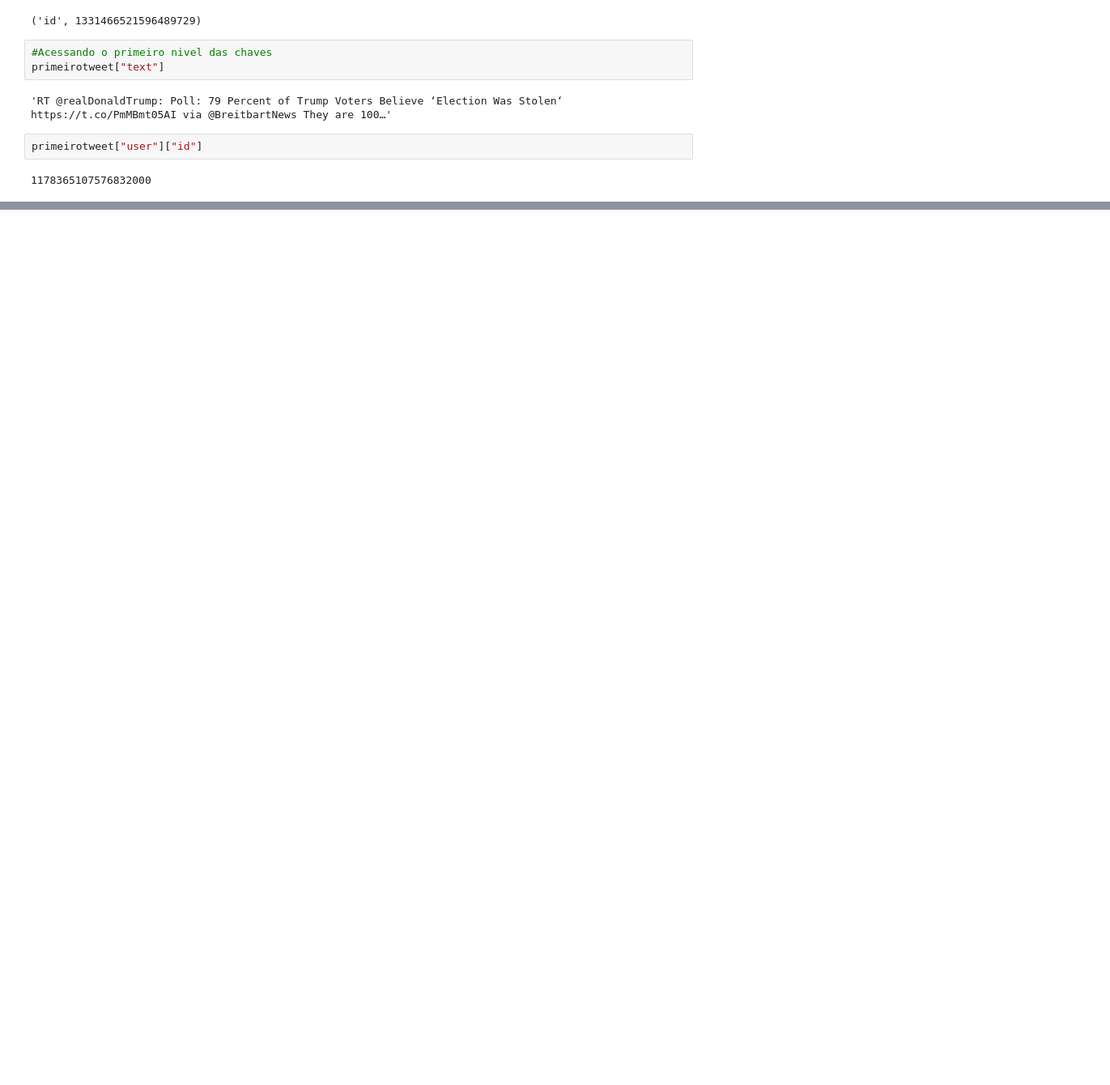
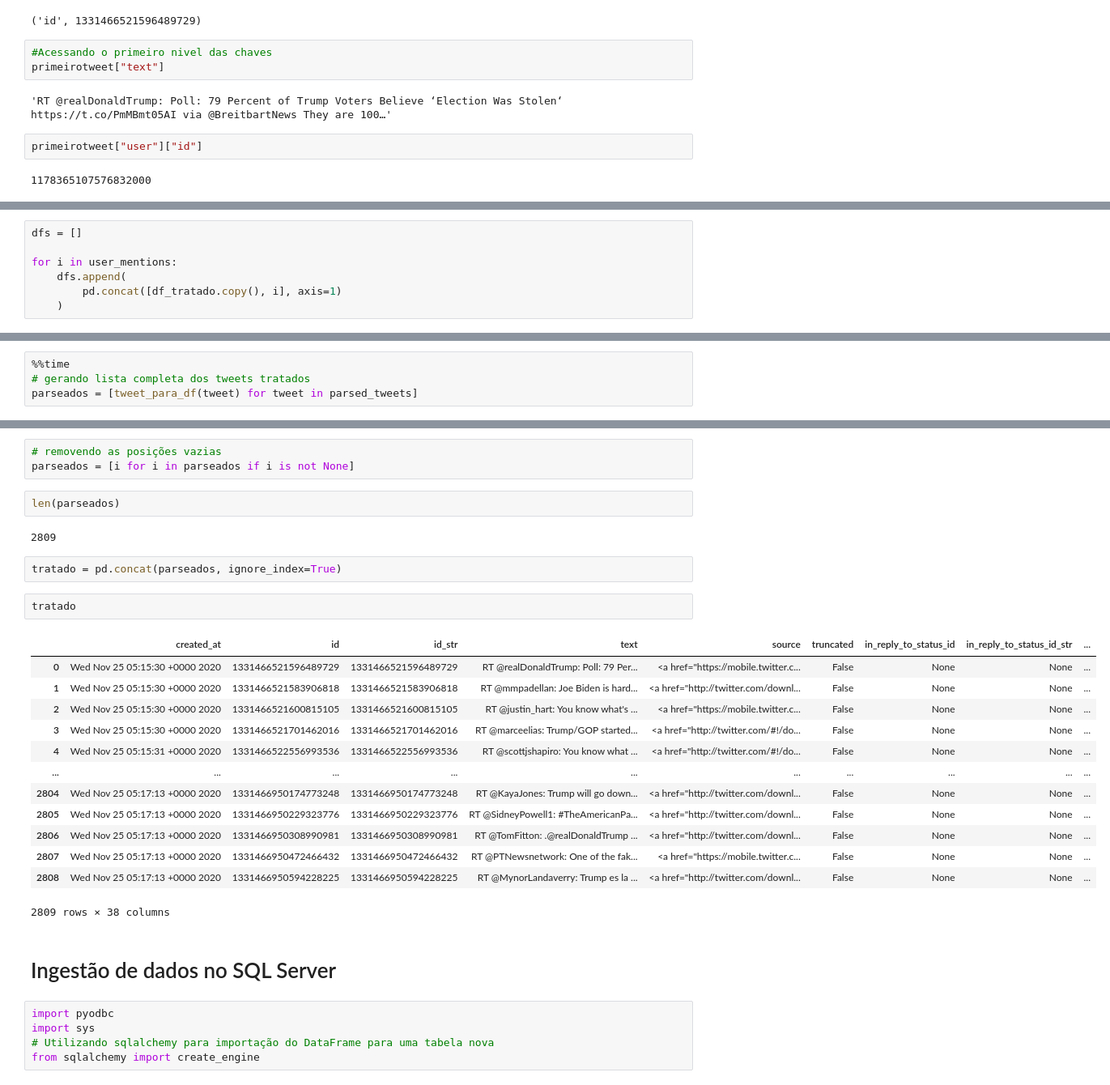
Before and after one commit to tiagojaques/igti_bootcamp_data_engineer, a Jupyter notebook: Modulo 01/extract_analyze_tweets.ipynb, the cells around one changed output, grey strips where cells are left out. Shown at 81% size. Saved outputs shown, nothing was run; the diff lists cells and outputs as text; blank space fills up the shorter version.

Commit message:
Finalizando a parte do desafio.
Tratando e gravando no banco relacional os dados coletados do tweet.

Agora podemos responder ao desafio! =)

```diff
--- a/Modulo 01/extract_analyze_tweets.ipynb
+++ b/Modulo 01/extract_analyze_tweets.ipynb
@@ -116,0 +224,7 @@ primeirotweet["user"]["id"]
+# %%
+dfs = []
+
+for i in user_mentions:
+    dfs.append(
+        pd.concat([df_tratado.copy(), i], axis=1)
+    )
@@ -116,0 +284,4 @@ primeirotweet["user"]["id"]
+# %%
+%%time
+# gerando lista completa dos tweets tratados
+parseados = [tweet_para_df(tweet) for tweet in parsed_tweets]
@@ -116,0 +290,32 @@ primeirotweet["user"]["id"]
+# %%
+# removendo as posições vazias
+parseados = [i for i in parseados if i is not None]
+# %%
+len(parseados)
+# %% [output]
+2809
+# %%
+tratado = pd.concat(parseados, ignore_index=True)
+# %%
+tratado
+# %% [output]
+|  | created_at | id | id_str | text | source | truncated | in_reply_to_status_id | in_reply_to_status_id_str | ... |
+| 0 | Wed Nov 25 05:15:30 +0000 2020 | 1331466521596489729 | 1331466521596489729 | RT @realDonaldTrump: Poll: 79 Per... | <a href="https://mobile.twitter.c... | False | None | None | ... |
+| 1 | Wed Nov 25 05:15:30 +0000 2020 | 1331466521583906818 | 1331466521583906818 | RT @mmpadellan: Joe Biden is hard... | <a href="http://twitter.com/downl... | False | None | None | ... |
+| 2 | Wed Nov 25 05:15:30 +0000 2020 | 1331466521600815105 | 1331466521600815105 | RT @justin_hart: You know what's ... | <a href="https://mobile.twitter.c... | False | None | None | ... |
+| 3 | Wed Nov 25 05:15:30 +0000 2020 | 1331466521701462016 | 1331466521701462016 | RT @marceelias: Trump/GOP started... | <a href="http://twitter.com/#!/do... | False | None | None | ... |
+| 4 | Wed Nov 25 05:15:31 +0000 2020 | 1331466522556993536 | 1331466522556993536 | RT @scottjshapiro: You know what ... | <a href="http://twitter.com/#!/do... | False | None | None | ... |
+| ... | ... | ... | ... | ... | ... | ... | ... | ... | ... |
+| 2804 | Wed Nov 25 05:17:13 +0000 2020 | 1331466950174773248 | 1331466950174773248 | RT @KayaJones: Trump will go down... | <a href="http://twitter.com/downl... | False | None | None | ... |
+| 2805 | Wed Nov 25 05:17:13 +0000 2020 | 1331466950229323776 | 1331466950229323776 | RT @SidneyPowell1: #TheAmericanPa... | <a href="http://twitter.com/downl... | False | None | None | ... |
+| 2806 | Wed Nov 25 05:17:13 +0000 2020 | 1331466950308990981 | 1331466950308990981 | RT @TomFitton: .@realDonaldTrump ... | <a href="http://twitter.com/downl... | False | None | None | ... |
+| 2807 | Wed Nov 25 05:17:13 +0000 2020 | 1331466950472466432 | 1331466950472466432 | RT @PTNewsnetwork: One of the fak... | <a href="https://mobile.twitter.c... | False | None | None | ... |
+| 2808 | Wed Nov 25 05:17:13 +0000 2020 | 1331466950594228225 | 1331466950594228225 | RT @MynorLandaverry: Trump es la ... | <a href="http://twitter.com/downl... | False | None | None | ... |
+2809 rows × 38 columns
+# %% [markdown]
+# Ingestão de dados no SQL Server
+# %%
+import pyodbc
+import sys
+# Utilizando sqlalchemy para importação do DataFrame para uma tabela nova
+from sqlalchemy import create_engine
```
Also changed, not shown: parts of 17 cells of this notebook.
